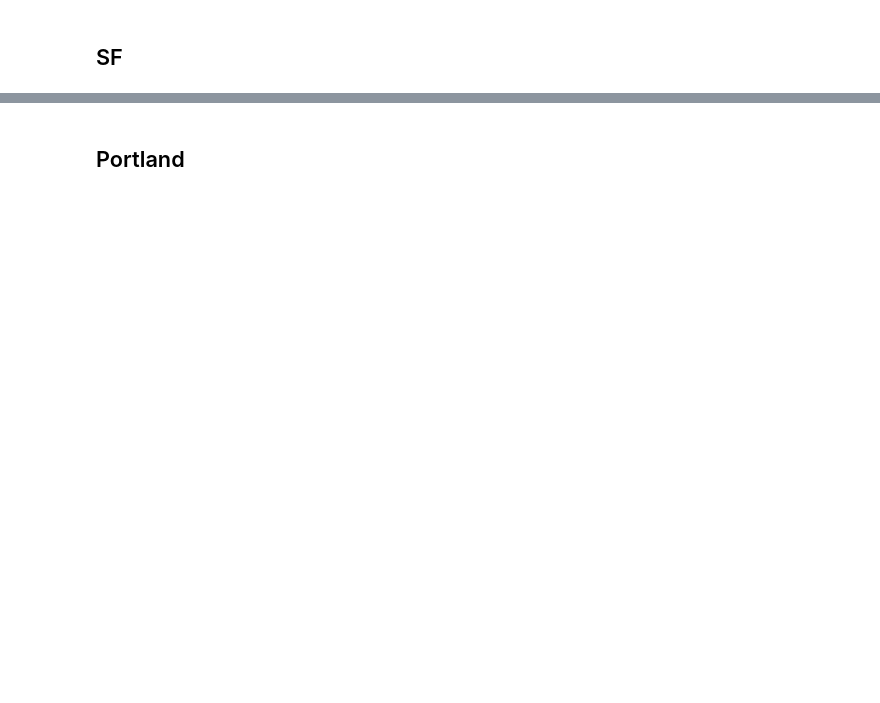
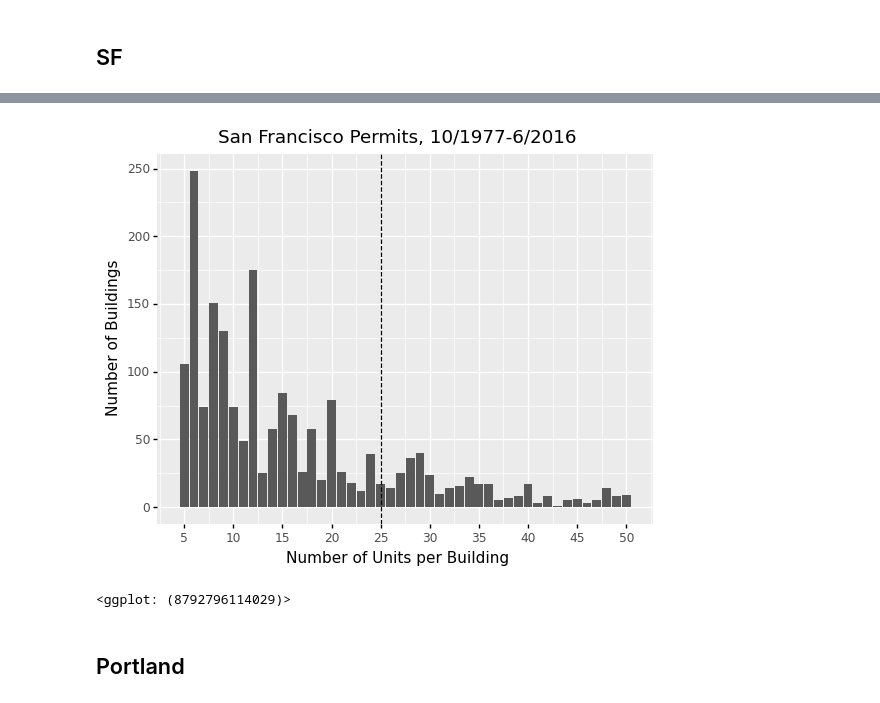
Before and after one commit to ZacharyGoldstein/housing-bunching-analysis, a Jupyter notebook: ih.org-inclusionary-database/inclusionary_housing_eda.ipynb, the cells around one changed output, grey strips where cells are left out. Saved outputs shown, nothing was run; the diff lists cells and outputs as text; code cells hidden in the pictures; blank space fills up the shorter version.

```diff
--- a/ih.org-inclusionary-database/inclusionary_housing_eda.ipynb
+++ b/ih.org-inclusionary-database/inclusionary_housing_eda.ipynb
@@ -98,2 +377,8 @@ plot_unit_dist(df_sf[(df_sf['Proposed Units']<=40)&(df_sf['Proposed Units']>=5)&
+# %%
+plot_unit_dist(df_sf_2.query("post_prop_c==0"),unit_col='Proposed Units',vline=25,
+               title = 'San Francisco Permits, 10/1977-6/2016')
+# %% [output]
+[figure, added]
+<ggplot: (8792796114029)>
 # %% [markdown]
 ## Portland
```
Also changed, not shown: parts of 55 cells of this notebook, 4 other files.
